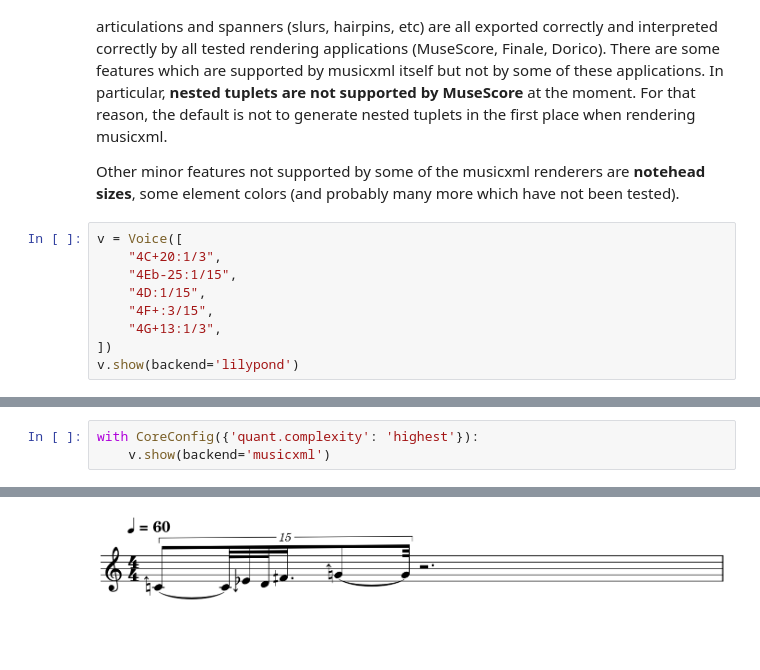
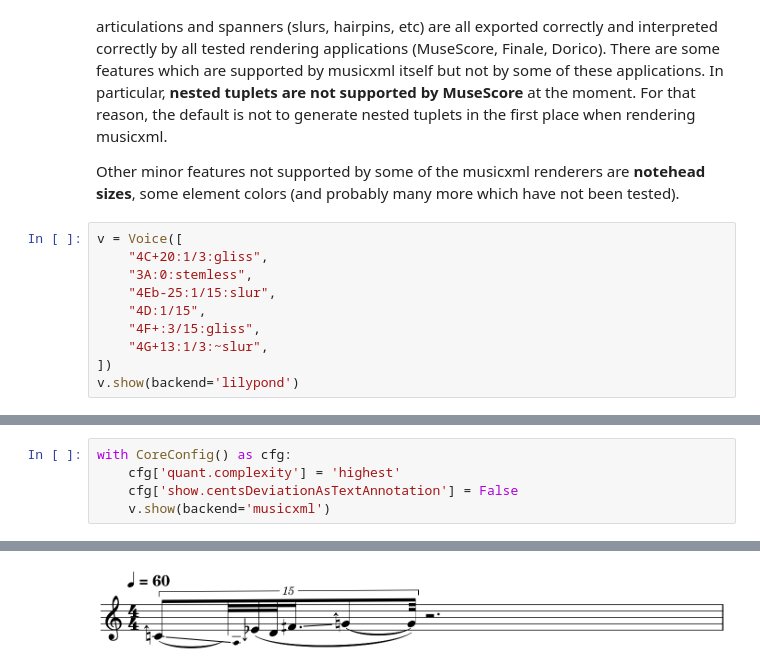
Before and after one commit to gesellkammer/maelzel, a Jupyter notebook: docs/notebooks/musicxmlio.ipynb, the cells around one changed output, grey strips where cells are left out. Drawn from its saved outputs; the diff is of its cells as text; blank space fills up the shorter version.

```diff
--- a/docs/notebooks/musicxmlio.ipynb
+++ b/docs/notebooks/musicxmlio.ipynb
@@ -54,11 +56,12 @@ Most of the features supported by lilypond are supported by musicxml as well. Fo
 Other minor features not supported by some of the musicxml renderers are **notehead sizes**, some element colors (and probably many more which have not been tested).
 # %%
 v = Voice([
-    "4C+20:1/3",
-    "4Eb-25:1/15",
+    "4C+20:1/3:gliss",
+    "3A:0:stemless",
+    "4Eb-25:1/15:slur",
     "4D:1/15",
-    "4F+:3/15",
-    "4G+13:1/3",
+    "4F+:3/15:gliss",
+    "4G+13:1/3:~slur",
 ])
 v.show(backend='lilypond')
 # %% [output]
@@ -74,4 +79,6 @@ If we instead use the highest quantization complexity, then the correct subdivis
 # %%
-with CoreConfig({'quant.complexity': 'highest'}):
+with CoreConfig() as cfg:
+    cfg['quant.complexity'] = 'highest'
+    cfg['show.centsDeviationAsTextAnnotation'] = False
     v.show(backend='musicxml')
 # %% [output]
@@ -78 +87 @@ with CoreConfig({'quant.complexity': 'highest'}):
-[figure, old version]
+[figure, new version]
```
Also changed, not shown: parts of 8 cells of this notebook, 29 other files.
